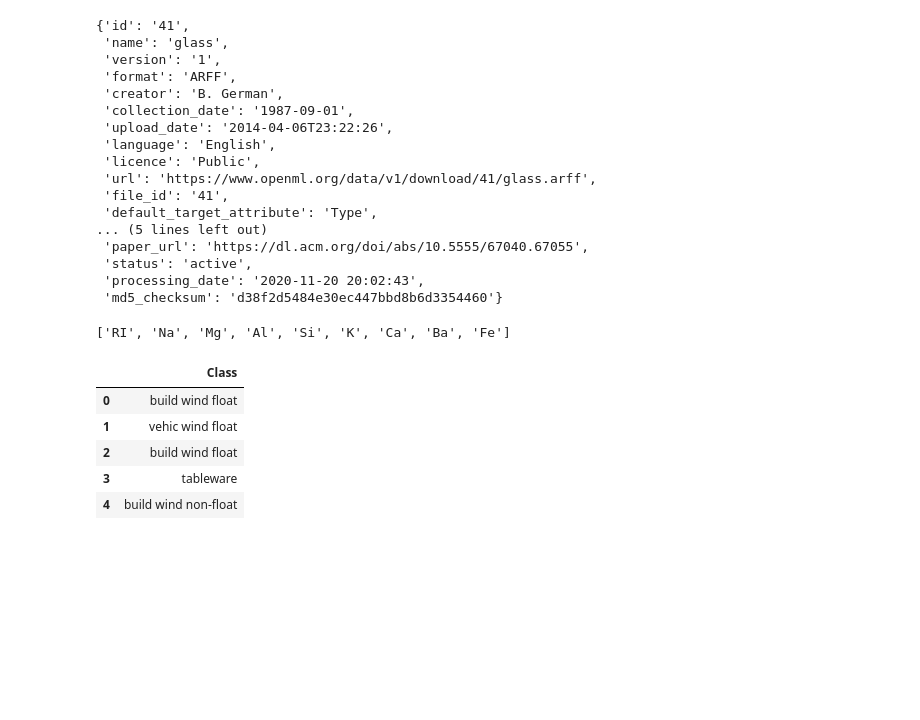
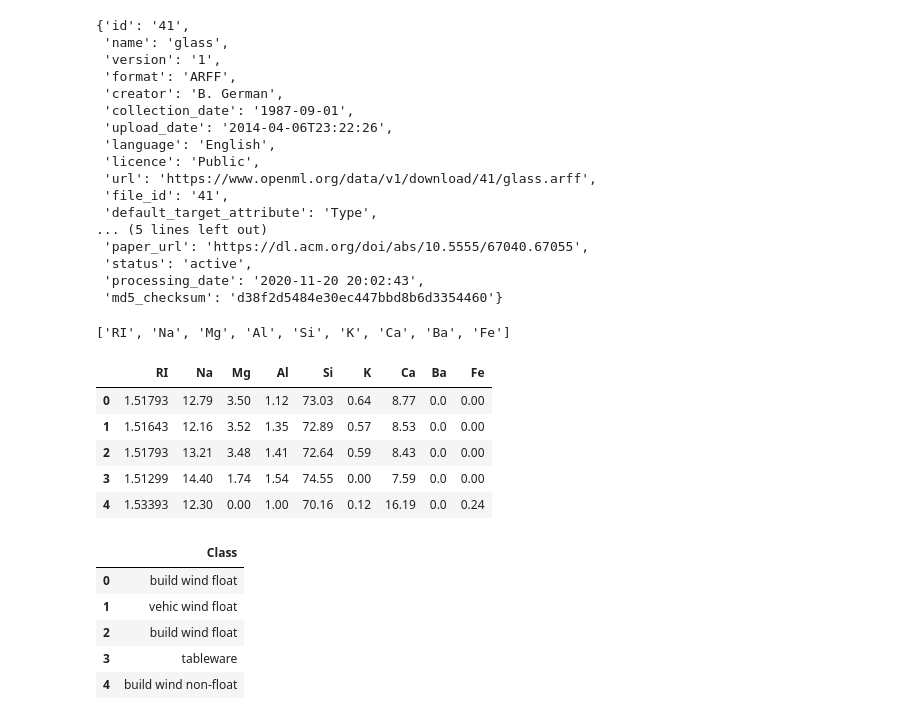
Before and after one commit to ajaywaghmare/Classifications-Algorithms, a Jupyter notebook: XGBoost.ipynb, the cells around one changed output. Saved outputs shown, nothing was run; the diff lists cells and outputs as text; code cells hidden in the pictures; blank space fills up the shorter version.

```diff
--- a/XGBoost.ipynb
+++ b/XGBoost.ipynb
@@ -84,6 +85,16 @@ glass.details
 glass.feature_names
 # %% [output]
 ['RI', 'Na', 'Mg', 'Al', 'Si', 'K', 'Ca', 'Ba', 'Fe']
+# %%
+x = pd.DataFrame(glass.data, columns = glass.feature_names)
+x.head()
+# %% [output]
+|  | RI | Na | Mg | Al | Si | K | Ca | Ba | Fe |
+| 0 | 1.51793 | 12.79 | 3.50 | 1.12 | 73.03 | 0.64 | 8.77 | 0.0 | 0.00 |
+| 1 | 1.51643 | 12.16 | 3.52 | 1.35 | 72.89 | 0.57 | 8.53 | 0.0 | 0.00 |
+| 2 | 1.51793 | 13.21 | 3.48 | 1.41 | 72.64 | 0.59 | 8.43 | 0.0 | 0.00 |
+| 3 | 1.51299 | 14.40 | 1.74 | 1.54 | 74.55 | 0.00 | 7.59 | 0.0 | 0.00 |
+| 4 | 1.53393 | 12.30 | 0.00 | 1.00 | 70.16 | 0.12 | 16.19 | 0.0 | 0.24 |
 # %%
 y = pd.DataFrame(glass.target, columns = ['Class'])
 y.head()
```
Also changed, not shown: parts of 3 cells of this notebook.
